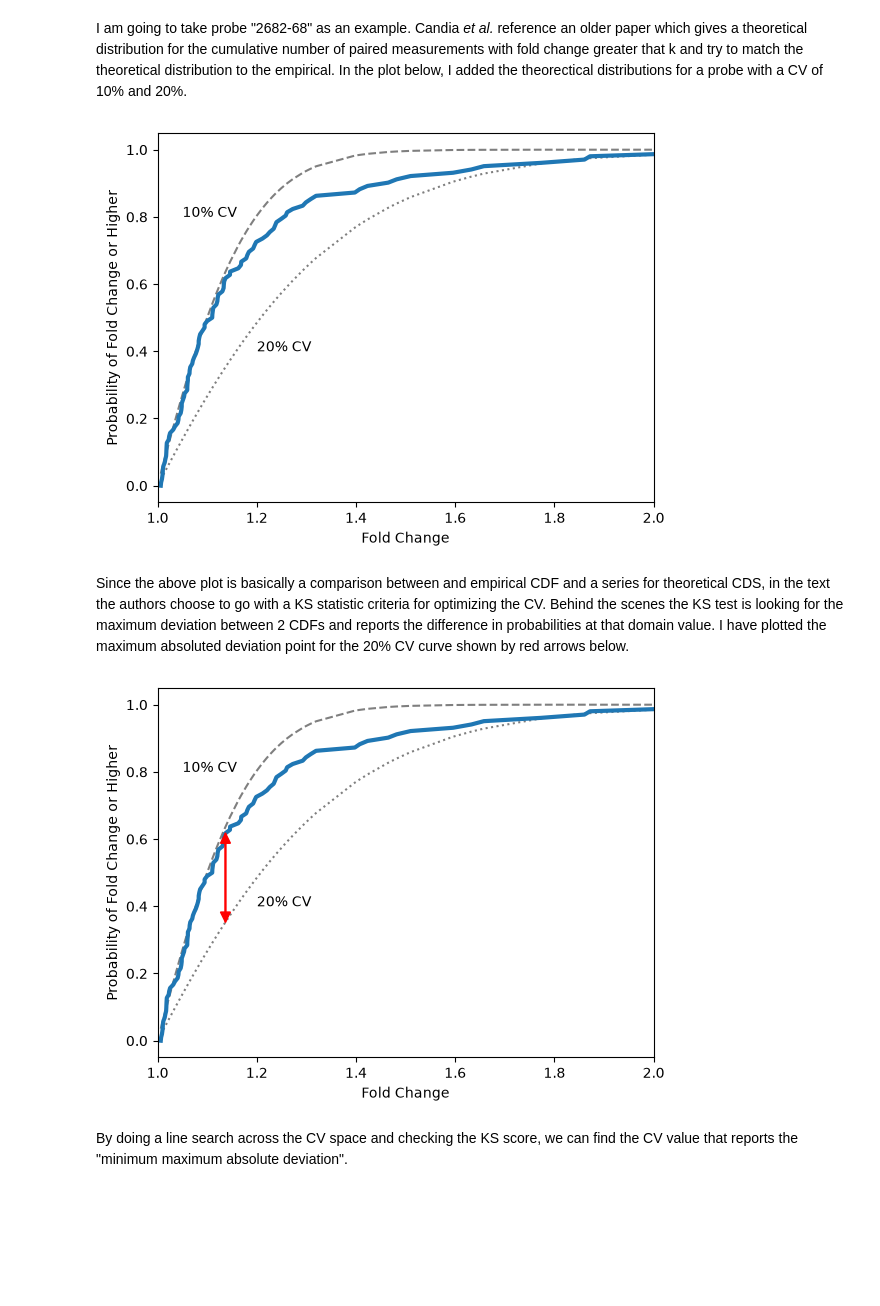
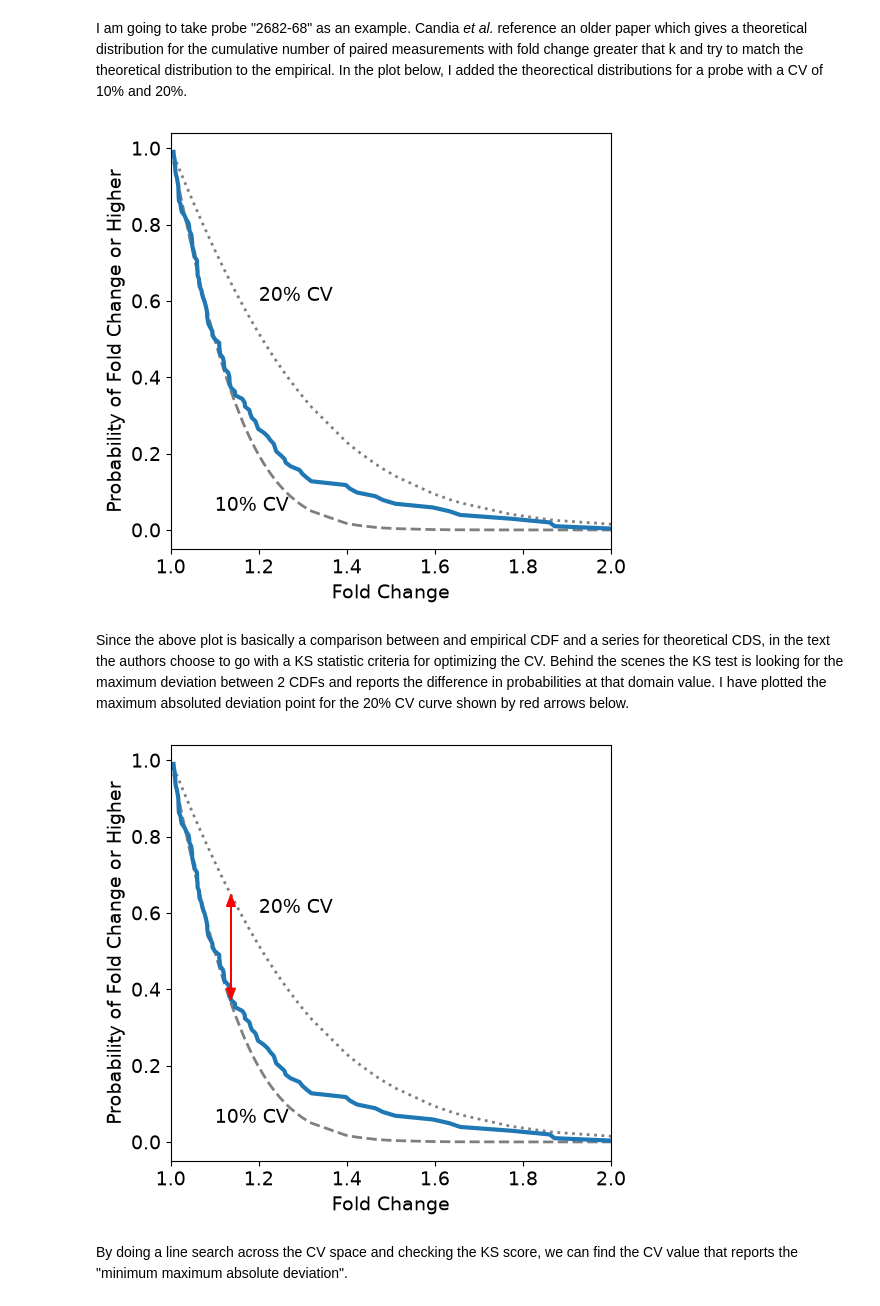
Before and after one commit to AnthonyOfSeattle/affinity-proteomics-notebook, a Jupyter notebook: work/2026_09_09_investigating_candia_dispersion.ipynb, the cells around one changed output. Cells and saved outputs as stored; diff of their text form; code cells hidden in the pictures; blank space fills up the shorter version.

Commit message:
Update plots for Candia CV calculation

```diff
--- a/work/2026_09_09_investigating_candia_dispersion.ipynb
+++ b/work/2026_09_09_investigating_candia_dispersion.ipynb
@@ -377,11 +377,13 @@ probe_fold_change
 # %% [markdown]
 I am going to take probe "2682-68" as an example. Candia *et al.* reference an older paper which gives a theoretical distribution for the cumulative number of paired measurements with fold change greater that k and try to match the theoretical distribution to the empirical. In the plot below, I added the theorectical distributions for a probe with a CV of 10% and 20%.
 # %%
+plt.figure(figsize = [5.5, 5])
+
 fc = probe_fold_change[probe_fold_change["SeqId"].values == "2682-68"].sort_values("FoldChange")
 
 sns.lineplot(
     x = fc["FoldChange"],
-    y = np.arange(fc.shape[0])/fc.shape[0],
+    y = np.arange(fc.shape[0])[::-1]/fc.shape[0],
     linewidth = 3,
     zorder = 1
 )
@@ -391,48 +393,55 @@ den = np.sqrt(
         np.pow(20/100, 2) + 1
     )
 )
-prob = 1-2*sc.stats.norm.cdf(-1*np.log(fc["FoldChange"])/den)
+prob = 2*sc.stats.norm.cdf(-1*np.log(fc["FoldChange"])/den)
 sns.lineplot(
     x = fc["FoldChange"],
     y = prob,
     c = "black",
     linestyle = "dotted",
+    linewidth = 2,
     alpha = .5,
     zorder = 0
 )
-plt.text(x = 1.2, y = 0.4, s = "20% CV")
+plt.text(x = 1.2, y = 0.6, s = "20% CV", size = 14)
 
 den = np.sqrt(
     2*np.log(
         np.pow(10/100, 2) + 1
     )
 )
-prob = 1-2*sc.stats.norm.cdf(-1*np.log(fc["FoldChange"])/den)
+prob = 2*sc.stats.norm.cdf(-1*np.log(fc["FoldChange"])/den)
 sns.lineplot(
     x = fc["FoldChange"],
     y = prob,
     c = "black",
     linestyle = "dashed",
+    linewidth = 2,
     alpha = .5,
     zorder = 0
 )
-plt.text(x = 1.05, y = 0.8, s = "10% CV")
+plt.text(x = 1.1, y = 0.05, s = "10% CV", size = 14)
 
-plt.xlabel("Fold Change")
-plt.ylabel("Probability of Fold Change or Higher")
+plt.xlabel("Fold Change", size = 14)
+plt.ylabel("Probability of Fold Change or Higher", size = 14)
+plt.tick_params(labelsize = 14)
 
 plt.xlim(1, 2)
+plt.tight_layout()
+plt.savefig("../results/2026_09_09_investigating_candia_dispersion/example_fold_change_plot.svg")
 plt.show()
 # %% [output]
-[figure, old version]
+[figure, new version]
 # %% [markdown]
 Since the above plot is basically a comparison between and empirical CDF and a series for theoretical CDS, in the text the authors choose to go with a KS statistic criteria for optimizing the CV. Behind the scenes the KS test is looking for the maximum deviation between 2 CDFs and reports the difference in probabilities at that domain value. I have plotted the maximum absoluted deviation point for the 20% CV curve shown by red arrows below.
 # %%
+plt.figure(figsize = [5.5, 5])
+
 fc = probe_fold_change[probe_fold_change["SeqId"].values == "2682-68"].sort_values("FoldChange")
 
 sns.lineplot(
     x = fc["FoldChange"],
-    y = np.arange(fc.shape[0])/fc.shape[0],
+    y = np.arange(fc.shape[0])[::-1]/fc.shape[0],
     linewidth = 3,
     zorder = 1
 )
@@ -442,23 +451,24 @@ den = np.sqrt(
         np.pow(20/100, 2) + 1
     )
 )
-prob = 1-2*sc.stats.norm.cdf(-1*np.log(fc["FoldChange"])/den)
+prob = 2*sc.stats.norm.cdf(-1*np.log(fc["FoldChange"])/den)
 sns.lineplot(
     x = fc["FoldChange"],
     y = prob,
     c = "black",
     linestyle = "dotted",
+    linewidth = 2,
     alpha = .5,
     zorder = 0
 )
 diff = np.abs(
     prob -
-        np.arange(fc.shape[0])/fc.shape[0]
+        np.arange(fc.shape[0])[::-1]/fc.shape[0]
 )
 argmax = np.argmax(diff)
 plt.arrow(
     x = fc["FoldChange"].values[argmax], dx = 0,
-    y = prob[argmax], dy = (np.arange(fc.shape[0])/fc.shape[0])[argmax] - prob[argmax],
+    y = prob[argmax], dy = (np.arange(fc.shape[0])[::-1]/fc.shape[0])[argmax] - prob[argmax],
     head_width=0.02,
     head_length=0.03,
     linewidth=1,
@@ -476,31 +486,35 @@ plt.arrow(
     length_includes_head=True,
     zorder = 2
 )
-plt.text(x = 1.2, y = 0.4, s = "20% CV")
+plt.text(x = 1.2, y = 0.6, s = "20% CV", size = 14)
 
 den = np.sqrt(
     2*np.log(
         np.pow(10/100, 2) + 1
     )
 )
-prob = 1-2*sc.stats.norm.cdf(-1*np.log(fc["FoldChange"])/den)
+prob = 2*sc.stats.norm.cdf(-1*np.log(fc["FoldChange"])/den)
 sns.lineplot(
     x = fc["FoldChange"],
     y = prob,
     c = "black",
     linestyle = "dashed",
+    linewidth = 2,
     alpha = .5,
     zorder = 0
 )
-plt.text(x = 1.05, y = 0.8, s = "10% CV")
+plt.text(x = 1.1, y = 0.05, s = "10% CV", size = 14)
 
-plt.xlabel("Fold Change")
-plt.ylabel("Probability of Fold Change or Higher")
+plt.xlabel("Fold Change", size = 14)
+plt.ylabel("Probability of Fold Change or Higher", size = 14)
+plt.tick_params(labelsize = 14)
 
 plt.xlim(1, 2)
+plt.tight_layout()
+plt.savefig("../results/2026_09_09_investigating_candia_dispersion/example_fold_change_plot_with_loss.svg")
 plt.show()
 # %% [output]
-[figure, old version]
+[figure, new version]
 # %% [markdown]
 By doing a line search across the CV space and checking the KS score, we can find the CV value that reports the "minimum maximum absolute deviation".
 # %%
```
Also changed, not shown: parts of 4 cells of this notebook, 6 other files.
